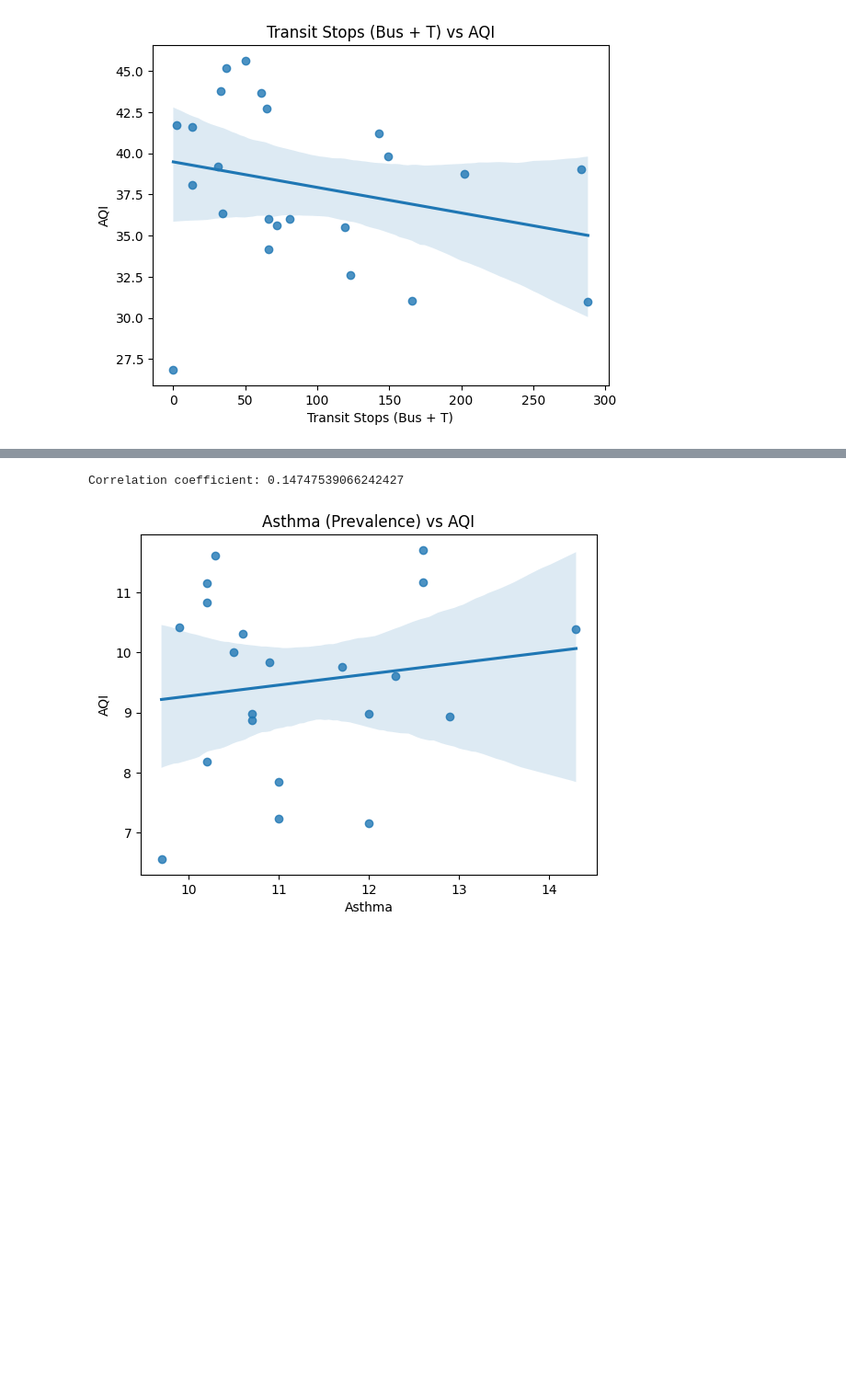
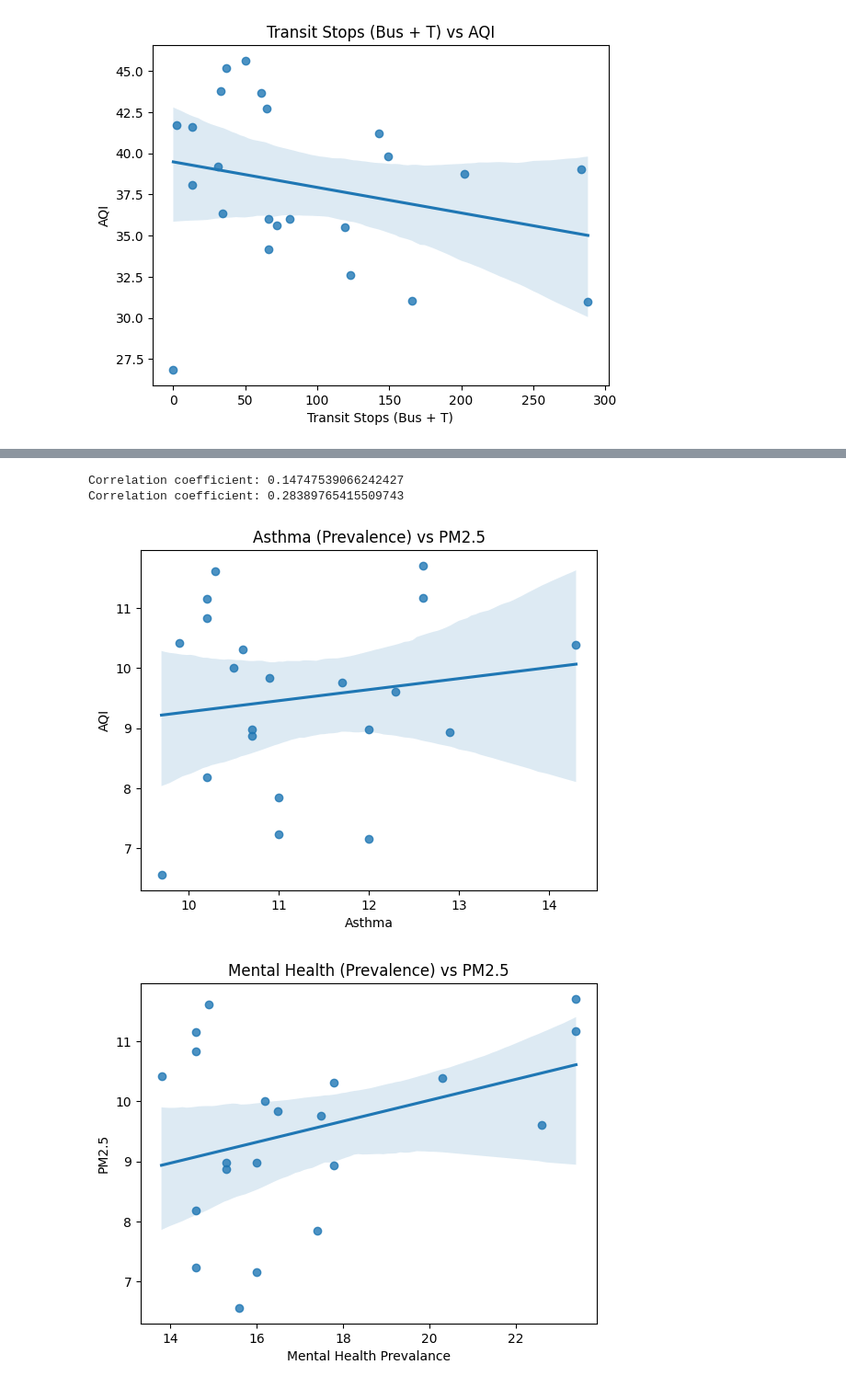
Before and after one commit to BU-Spark/ds-boston-transit-air-quality, a Jupyter notebook: fa23-team-f/data/Google AQI/analysis.ipynb, the cells around one changed output, grey strips where cells are left out. Shown at 92% size. Drawn from its saved outputs; the diff is of its cells as text; code cells hidden in the pictures; blank space fills up the shorter version.

Commit message:
added analysis and updated data, maps

```diff
--- a/fa23-team-f/data/Google AQI/analysis.ipynb
+++ b/fa23-team-f/data/Google AQI/analysis.ipynb
@@ -197,16 +215,28 @@ KeyError: 'Number of Open Spaces'
 # %%
 df = pd.read_csv('resulthealth.csv')
 asthma = 'CASTHMA_CrudePrev'
 
 correlation = df['CASTHMA_CrudePrev'].corr(df['PM2.5'])
 
 print(f"Correlation coefficient: {correlation}")
 
+correlation = df['MHLTH_CrudePrev'].corr(df['AQI'])
+
+print(f"Correlation coefficient: {correlation}")
+
 sns.regplot(x='CASTHMA_CrudePrev', y='PM2.5', data=df)
 plt.xlabel('Asthma')
 plt.ylabel('AQI')
-plt.title('Asthma (Prevalence) vs AQI')
+plt.title('Asthma (Prevalence) vs PM2.5')
 plt.show()
+
+sns.regplot(x='MHLTH_CrudePrev', y='PM2.5', data=df)
+plt.xlabel('Mental Health Prevalance')
+plt.ylabel('PM2.5')
+plt.title('Mental Health (Prevalence) vs PM2.5')
+plt.show()
 # %% [output]
 Correlation coefficient: 0.14747539066242427
+Correlation coefficient: 0.28389765415509743
-[figure, old version]
+[figure, new version]
+[figure, added]
```
Also changed, not shown: parts of 4 cells of this notebook, 12 other files.
